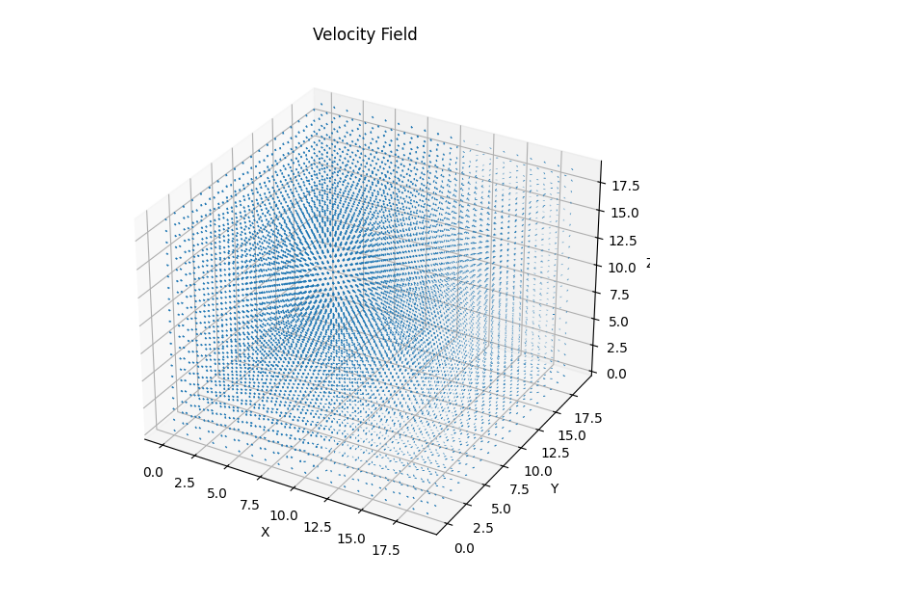
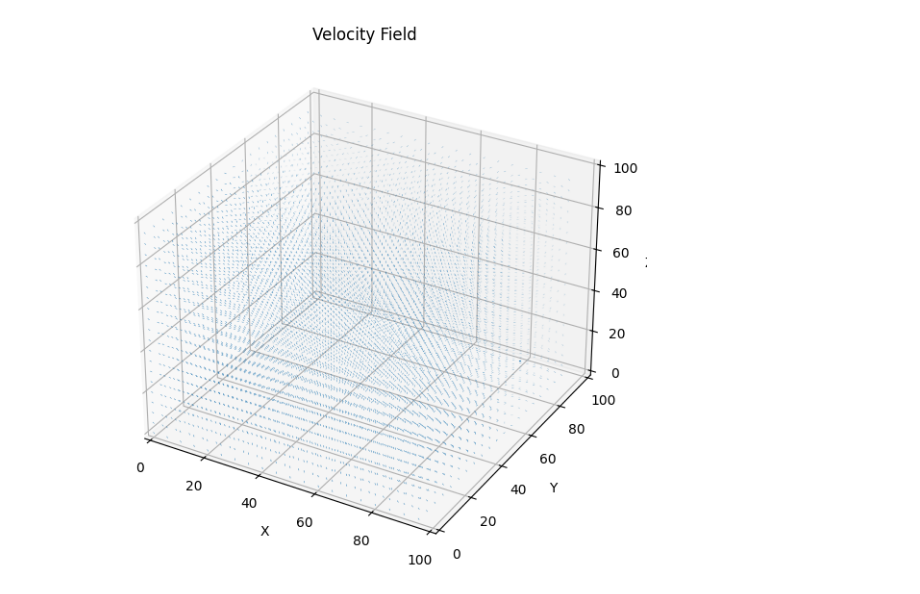
Before and after one commit to dobromiriiliev/An-Innovative-Energy-Efficient-Biomimetic-Propulsion-System-for-Submersibles-Derived-from-Zebrafish, a Jupyter notebook: TopologicalModel.IPYNB, the cells around one changed output. Cells and saved outputs as stored; diff of their text form; code cells hidden in the pictures.

```diff
--- a/TopologicalModel.IPYNB
+++ b/TopologicalModel.IPYNB
@@ -2,51 +2,61 @@
 import numpy as np
 import matplotlib.pyplot as plt
 from mpl_toolkits.mplot3d import Axes3D
+import time
 
 # Constants
 dt = 0.01  # Time step
 densityWater = 1000.0
 viscosity = 0.1
 
-# Function to initialize a shape in the velocity field
-def initializeShape(nx, ny, nz):
-    velocityFieldX = np.zeros((nx, ny, nz))
-    velocityFieldY = np.zeros((nx, ny, nz))
-    velocityFieldZ = np.zeros((nx, ny, nz))
-    # Initialize shape in the velocity field
-    for i in range(nx):
-        for j in range(ny):
-            for k in range(nz):
-                x = i / nx
-                y = j / ny
-                z = k / nz
+# Function to initialize velocity fields
+def initialize_velocity_fields(nx, ny, nz):
+    x = np.arange(0, nx) / nx
+    y = np.arange(0, ny) / ny
+    z = np.arange(0, nz) / nz
 
-                velocityFieldX[i, j, k] = np.sin(densityWater * dt * viscosity * np.pi * x)
-                velocityFieldY[i, j, k] = np.cos(densityWater * dt * viscosity * np.pi * y)
-                velocityFieldZ[i, j, k] = np.sin(densityWater * dt * viscosity * np.pi * z)
-    return velocityFieldX, velocityFieldY, velocityFieldZ
+    X, Y, Z = np.meshgrid(x, y, z, indexing='ij')
 
-# Size of the simulation grid
-nx = 20
-ny = 20
-nz = 20
+    velocity_field_x = np.sin(densityWater * dt * viscosity * np.pi * X)
+    velocity_field_y = np.cos(densityWater * dt * viscosity * np.pi * Y)
+    velocity_field_z = np.sin(densityWater * dt * viscosity * np.pi * Z)
 
-# Initialize velocity fields
-velocityFieldX, velocityFieldY, velocityFieldZ = initializeShape(nx, ny, nz)
+    return velocity_field_x, velocity_field_y, velocity_field_z
 
-# Create meshgrid
-x = np.arange(0, nx)
-y = np.arange(0, ny)
-z = np.arange(0, nz)
-X, Y, Z = np.meshgrid(x, y, z)
+if __name__ == "__main__":
+    # Size of the simulation grid
+    nx = 1000
+    ny = 1000
+    nz = 1000
 
-# Create quiver plot
-fig = plt.figure(figsize=(10, 7))
-ax = fig.add_subplot(111, projection='3d')
-ax.quiver(X, Y, Z, velocityFieldX, velocityFieldY, velocityFieldZ, length=0.1, normalize=True)
-ax.set_xlabel('X')
-ax.set_ylabel('Y')
-ax.set_zlabel('Z')
-ax.set_title('Velocity Field')
-plt.show()
+    # Initialize velocity fields
+    start_time = time.time()
+    velocity_field_x, velocity_field_y, velocity_field_z = initialize_velocity_fields(nx, ny, nz)
+    print("Initialization time:", time.time() - start_time)
+
+    # Create meshgrid
+    x = np.arange(0, nx)
+    y = np.arange(0, ny)
+    z = np.arange(0, nz)
+    X, Y, Z = np.meshgrid(x, y, z, indexing='ij')
+
+    # Create quiver plot for velocity vector field
+    fig = plt.figure(figsize=(10, 7))
+    ax = fig.add_subplot(111, projection='3d')
+    stride = 5  # Adjust the stride to control density of arrows
+    ax.quiver(X[::stride, ::stride, ::stride],
+              Y[::stride, ::stride, ::stride],
+              Z[::stride, ::stride, ::stride],
+              velocity_field_x[::stride, ::stride, ::stride],
+              velocity_field_y[::stride, ::stride, ::stride],
+              velocity_field_z[::stride, ::stride, ::stride],
+              length=0.1, normalize=True)
+    ax.set_xlabel('X')
+    ax.set_ylabel('Y')
+    ax.set_zlabel('Z')
+    ax.set_xlim(0, nx)
+    ax.set_ylim(0, ny)
+    ax.set_zlim(0, nz)
+    ax.set_title('Velocity Field')
+    plt.show()
 # %% [output]
@@ -53 +64 @@ plt.show()
-[figure, old version]
+[figure, new version]
```
Also changed, not shown: parts of 1 cell of this notebook, 1 other file.
